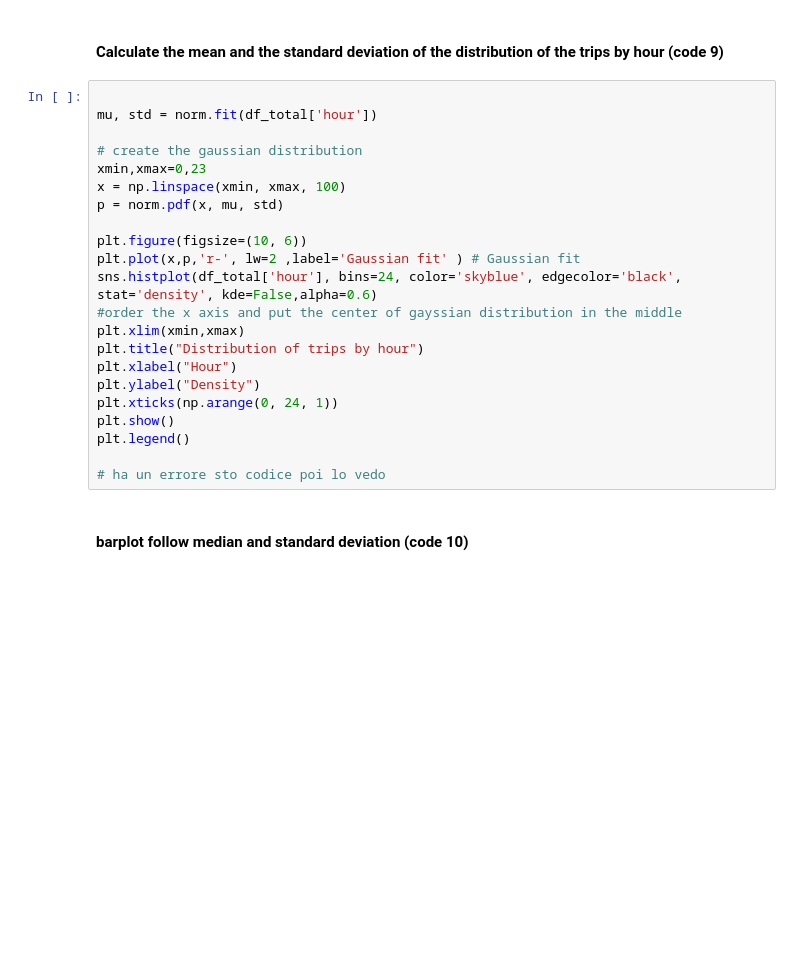
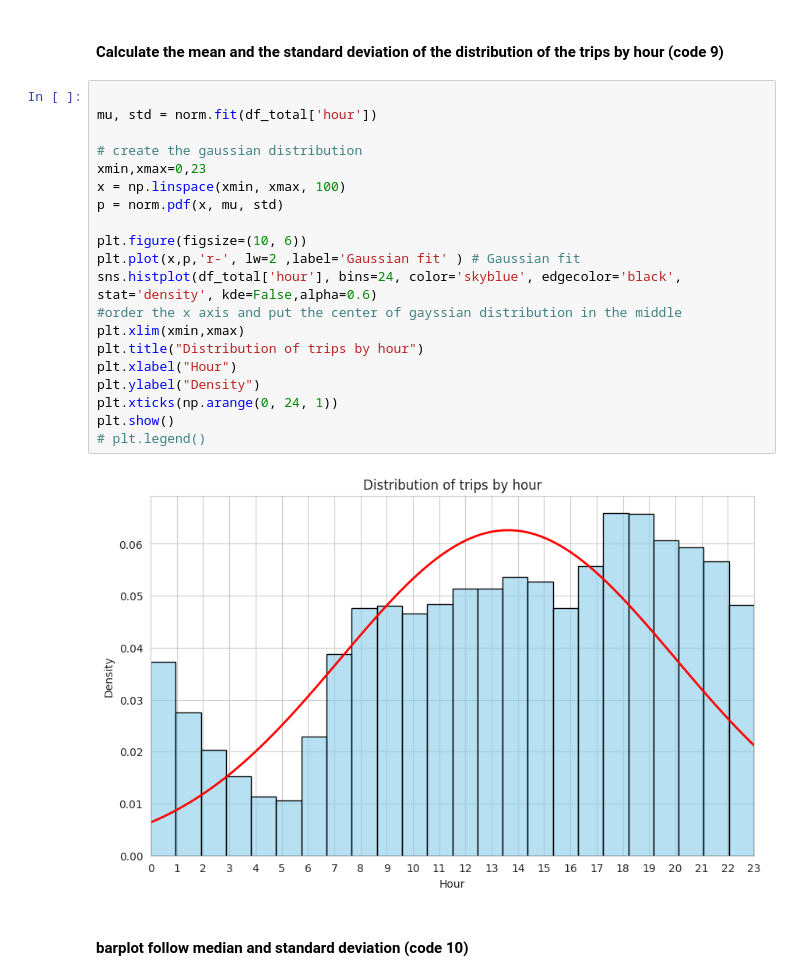
Before and after one commit to NicolaPicciafuoco/time-series-analysis, a Jupyter notebook: code/dataset_taxy_NYC/descriptive_analysis.ipynb, the cells around one changed output. Cells and saved outputs as stored; diff of their text form; blank space fills up the shorter version.

```diff
--- a/code/dataset_taxy_NYC/descriptive_analysis.ipynb
+++ b/code/dataset_taxy_NYC/descriptive_analysis.ipynb
@@ -256,25 +355,25 @@ plt.show()
 # %%
 
 mu, std = norm.fit(df_total['hour'])
 
 # create the gaussian distribution
 xmin,xmax=0,23
 x = np.linspace(xmin, xmax, 100)
 p = norm.pdf(x, mu, std)
 
 plt.figure(figsize=(10, 6))
 plt.plot(x,p,'r-', lw=2 ,label='Gaussian fit' ) # Gaussian fit
 sns.histplot(df_total['hour'], bins=24, color='skyblue', edgecolor='black', stat='density', kde=False,alpha=0.6)
 #order the x axis and put the center of gayssian distribution in the middle
 plt.xlim(xmin,xmax)
 plt.title("Distribution of trips by hour")
 plt.xlabel("Hour")
 plt.ylabel("Density")
 plt.xticks(np.arange(0, 24, 1))
 plt.show()
-plt.legend()
-
-# ha un errore sto codice poi lo vedo
+# plt.legend()
+# %% [output]
+[figure, added]
 # %% [markdown]
 #### barplot follow median and standard deviation (code 10)
 # %%
```
Also changed, not shown: parts of 7 cells of this notebook, 2 other files.
